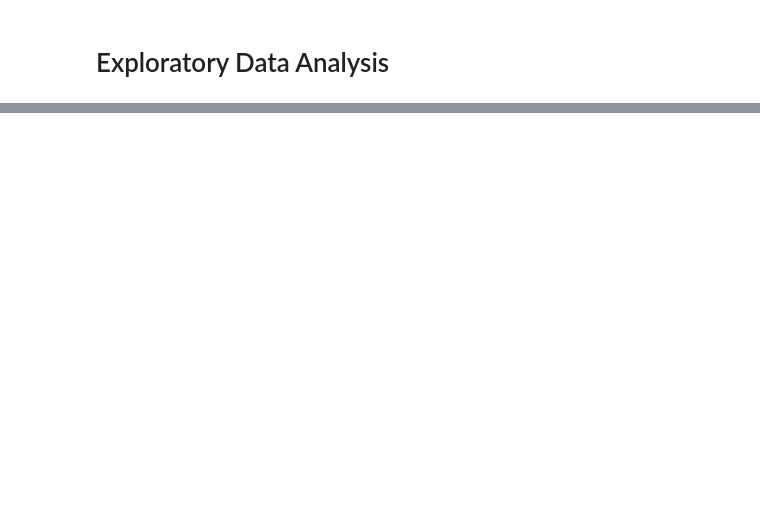
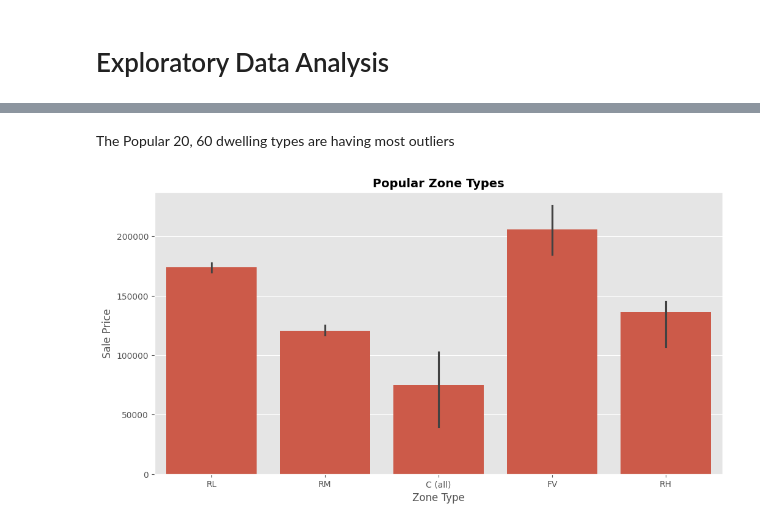
Before and after one commit to s19835/house-price-prediction, a Jupyter notebook: notebooks/01_eda.ipynb, the cells around one changed output, grey strips where cells are left out. Cells and saved outputs as stored; diff of their text form; code cells hidden in the pictures; blank space fills up the shorter version.

```diff
--- a/notebooks/01_eda.ipynb
+++ b/notebooks/01_eda.ipynb
@@ -40,0 +281,13 @@ desc.to_csv("/Users/decoding/Documents/01 - Software/Repositories/Personal_Repos
+# %% [markdown]
+The Popular 20, 60 dwelling types are having most outliers
+# %%
+# How zone type affecting the sale price is there any influence from zone
+ax = sns.barplot(df, x = 'MSZoning', y = 'SalePrice', estimator=np.median)
+
+ax.set_ylabel('Sale Price', fontsize=12)
+ax.set_xlabel('Zone Type', fontsize=12)
+ax.set_title('Popular Zone Types', fontsize=14, fontweight='bold')
+
+plt.show()
+# %% [output]
+[figure, added]
```
Also changed, not shown: parts of 36 cells of this notebook.
